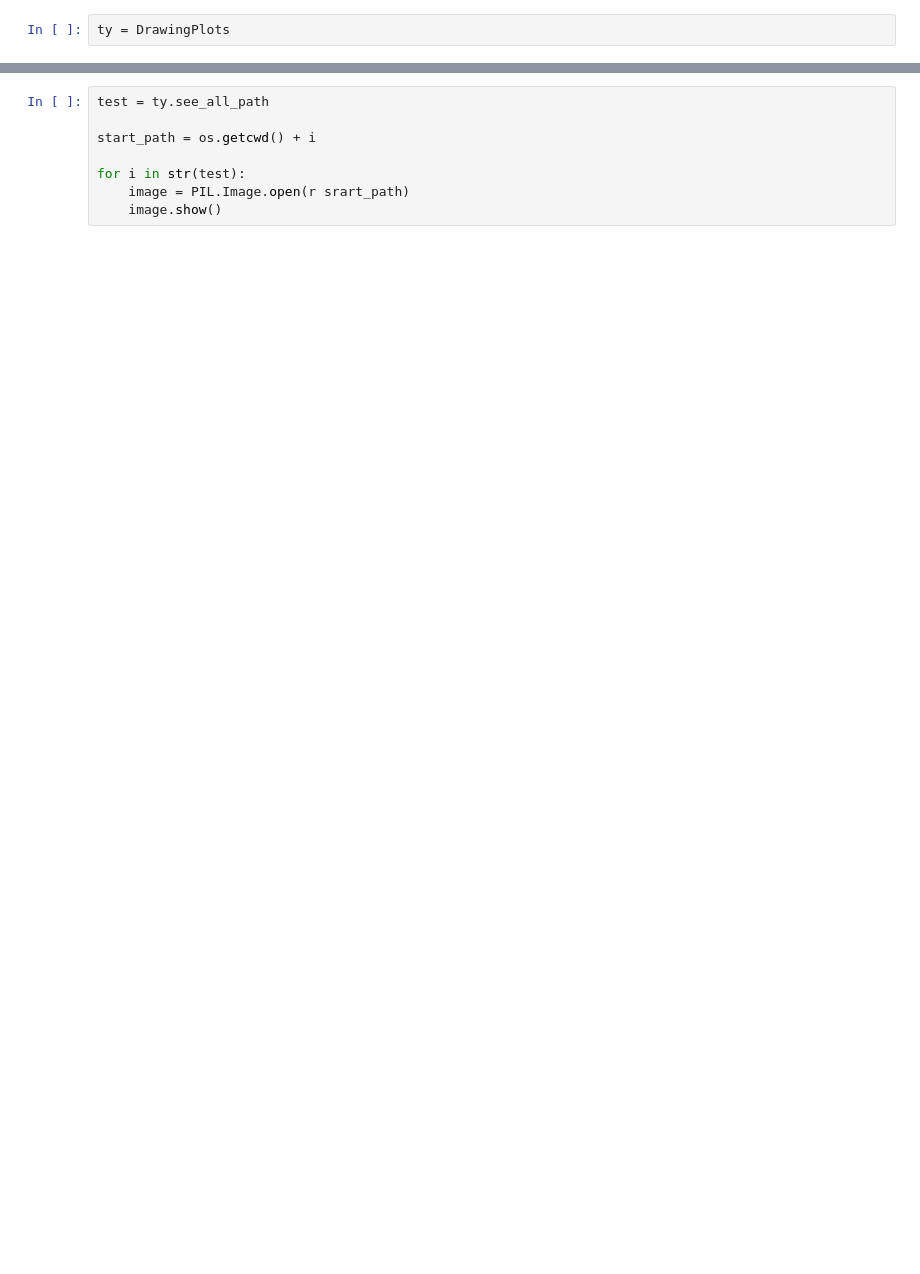
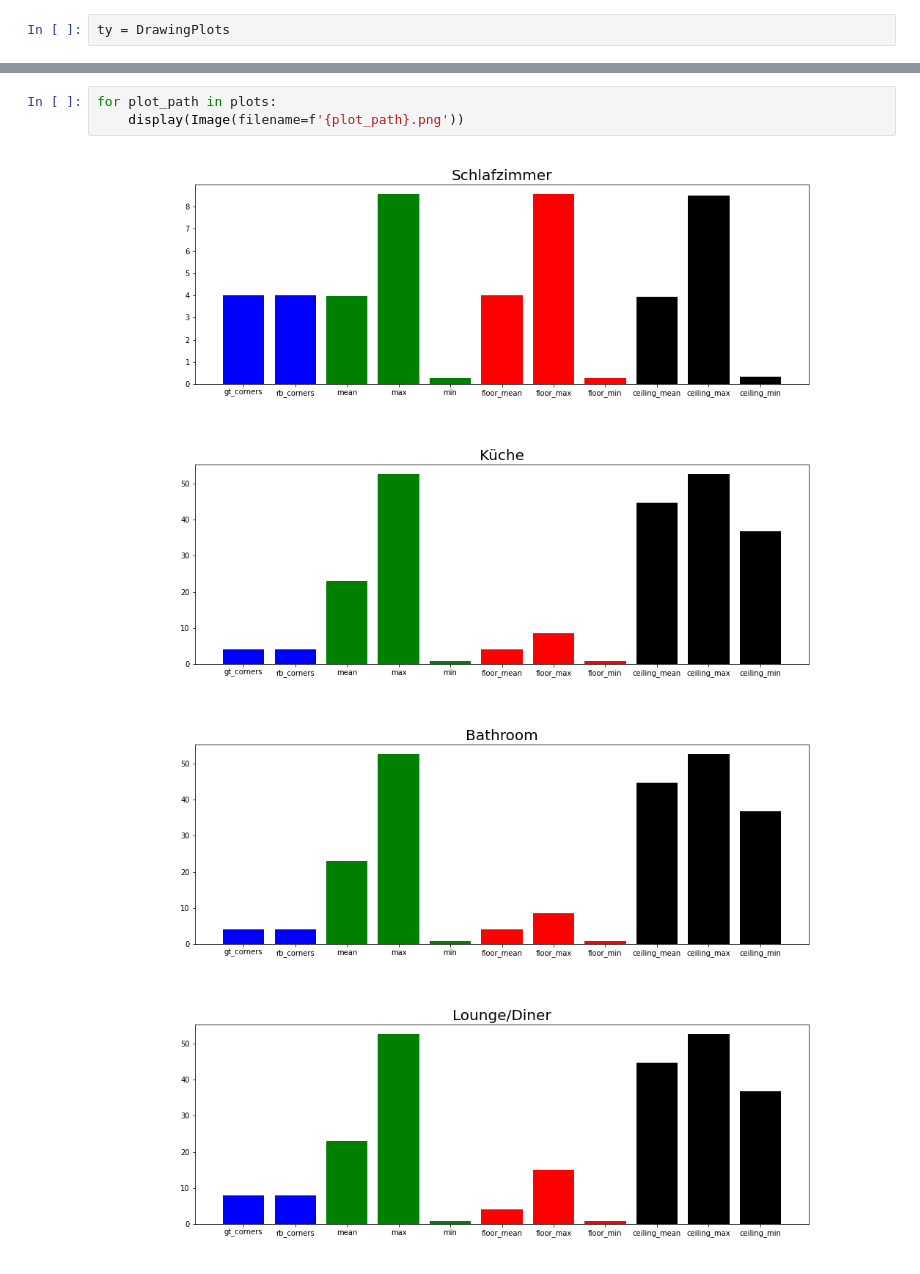
Before and after one commit to Raytorin/For_DocuSketch, a Jupyter notebook: Notebook.ipynb, the cells around one changed output, grey strips where cells are left out. Saved outputs shown, nothing was run; the diff lists cells and outputs as text; blank space fills up the shorter version.

```diff
--- a/Notebook.ipynb
+++ b/Notebook.ipynb
@@ -11,9 +12,8 @@ ty.draw_plots
 # %%
-test = ty.see_all_path
-
-start_path = os.getcwd() + i
-
-for i in str(test):
-    image = PIL.Image.open(r srart_path)
-    image.show()
+for plot_path in plots:
+    display(Image(filename=f'{plot_path}.png'))
 # %% [output]
+[figure, added]
+[figure, added]
+[figure, added]
+[figure, added]
```
Also changed, not shown: parts of 3 cells of this notebook, 1 other file.
